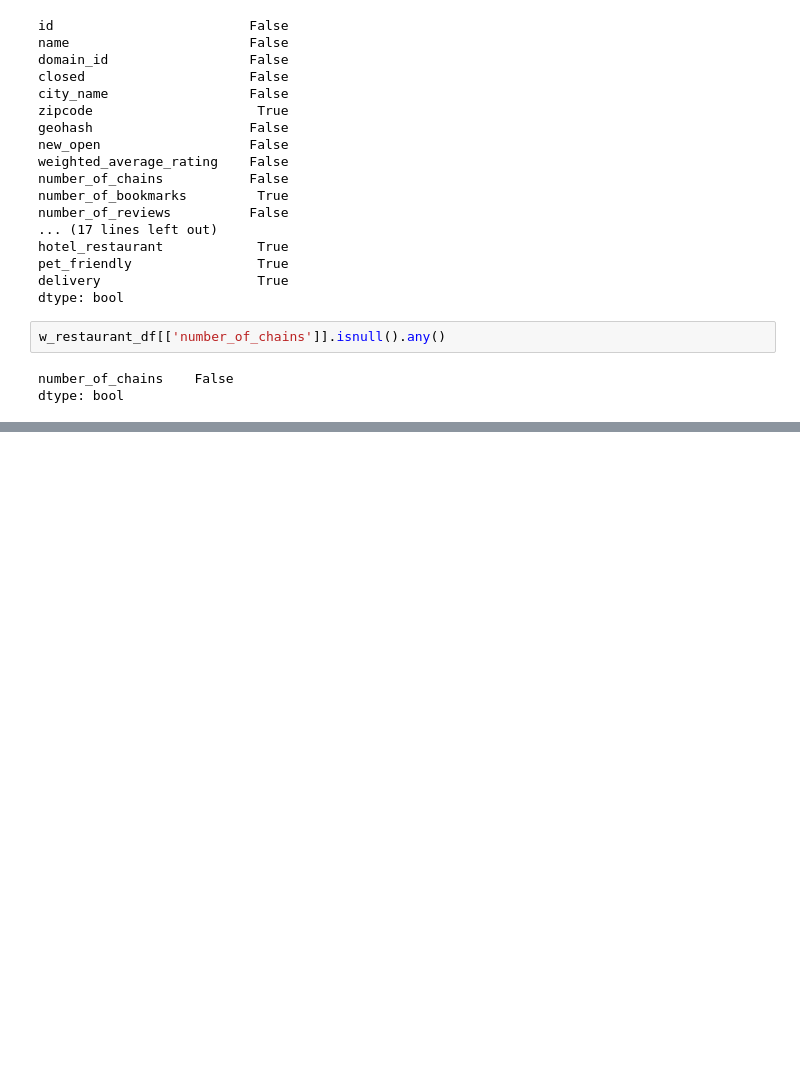
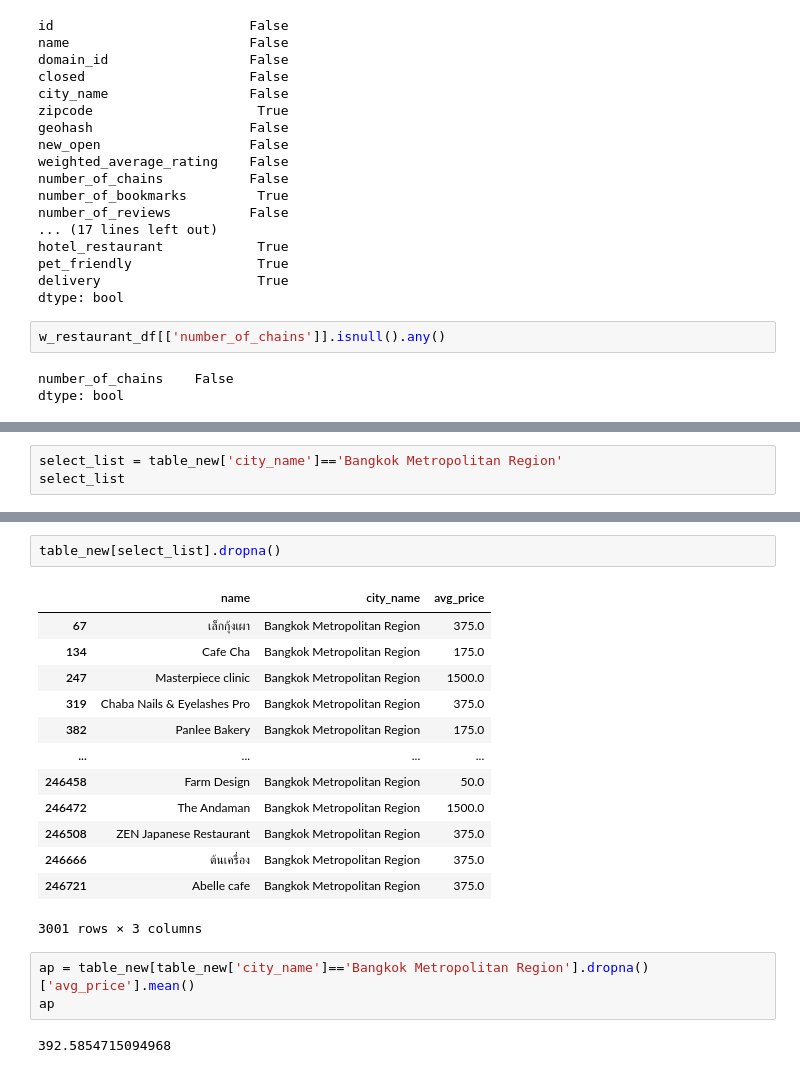
Before and after one commit to thanadolch/KKU_data_mining, a Jupyter notebook: pandas101.ipynb, the cells around one changed output, grey strips where cells are left out. Saved outputs shown, nothing was run; the diff lists cells and outputs as text; blank space fills up the shorter version.

```diff
--- a/pandas101.ipynb
+++ b/pandas101.ipynb
@@ -263,0 +294,3 @@ dtype: bool
+# %%
+select_list = table_new['city_name']=='Bangkok Metropolitan Region'
+select_list
@@ -263,0 +359,21 @@ dtype: bool
+# %%
+table_new[select_list].dropna()
+# %% [output]
+|  | name | city_name | avg_price |
+| 67 | เล็กกุ้งเผา | Bangkok Metropolitan Region | 375.0 |
+| 134 | Cafe Cha | Bangkok Metropolitan Region | 175.0 |
+| 247 | Masterpiece clinic | Bangkok Metropolitan Region | 1500.0 |
+| 319 | Chaba Nails & Eyelashes Pro | Bangkok Metropolitan Region | 375.0 |
+| 382 | Panlee Bakery | Bangkok Metropolitan Region | 175.0 |
+| ... | ... | ... | ... |
+| 246458 | Farm Design | Bangkok Metropolitan Region | 50.0 |
+| 246472 | The Andaman | Bangkok Metropolitan Region | 1500.0 |
+| 246508 | ZEN Japanese Restaurant | Bangkok Metropolitan Region | 375.0 |
+| 246666 | ต้นเครื่อง | Bangkok Metropolitan Region | 375.0 |
+| 246721 | Abelle cafe | Bangkok Metropolitan Region | 375.0 |
+3001 rows × 3 columns
+# %%
+ap = table_new[table_new['city_name']=='Bangkok Metropolitan Region'].dropna()['avg_price'].mean()
+ap
+# %% [output]
+392.5854715094968
```
Also changed, not shown: parts of 19 cells of this notebook.
